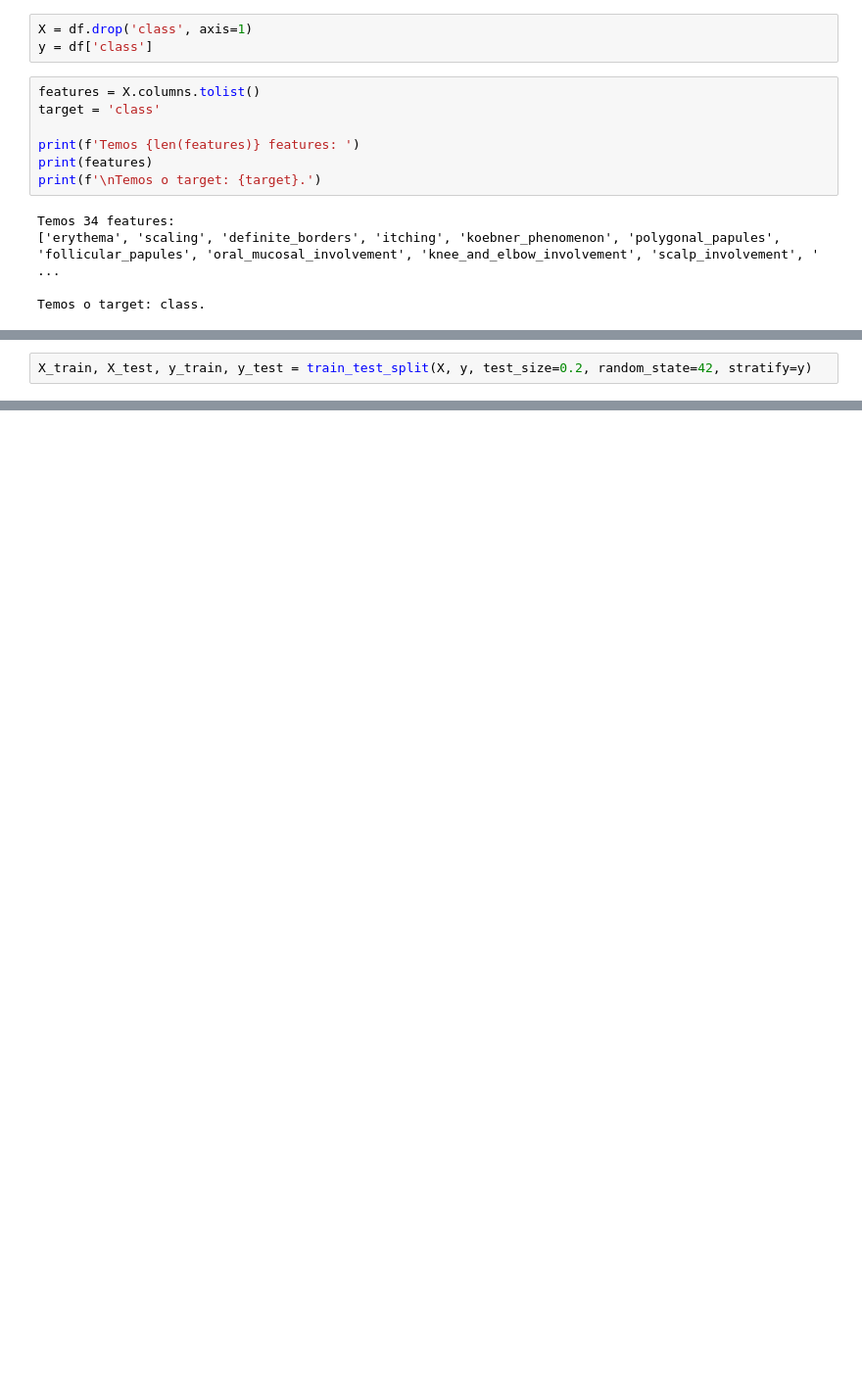
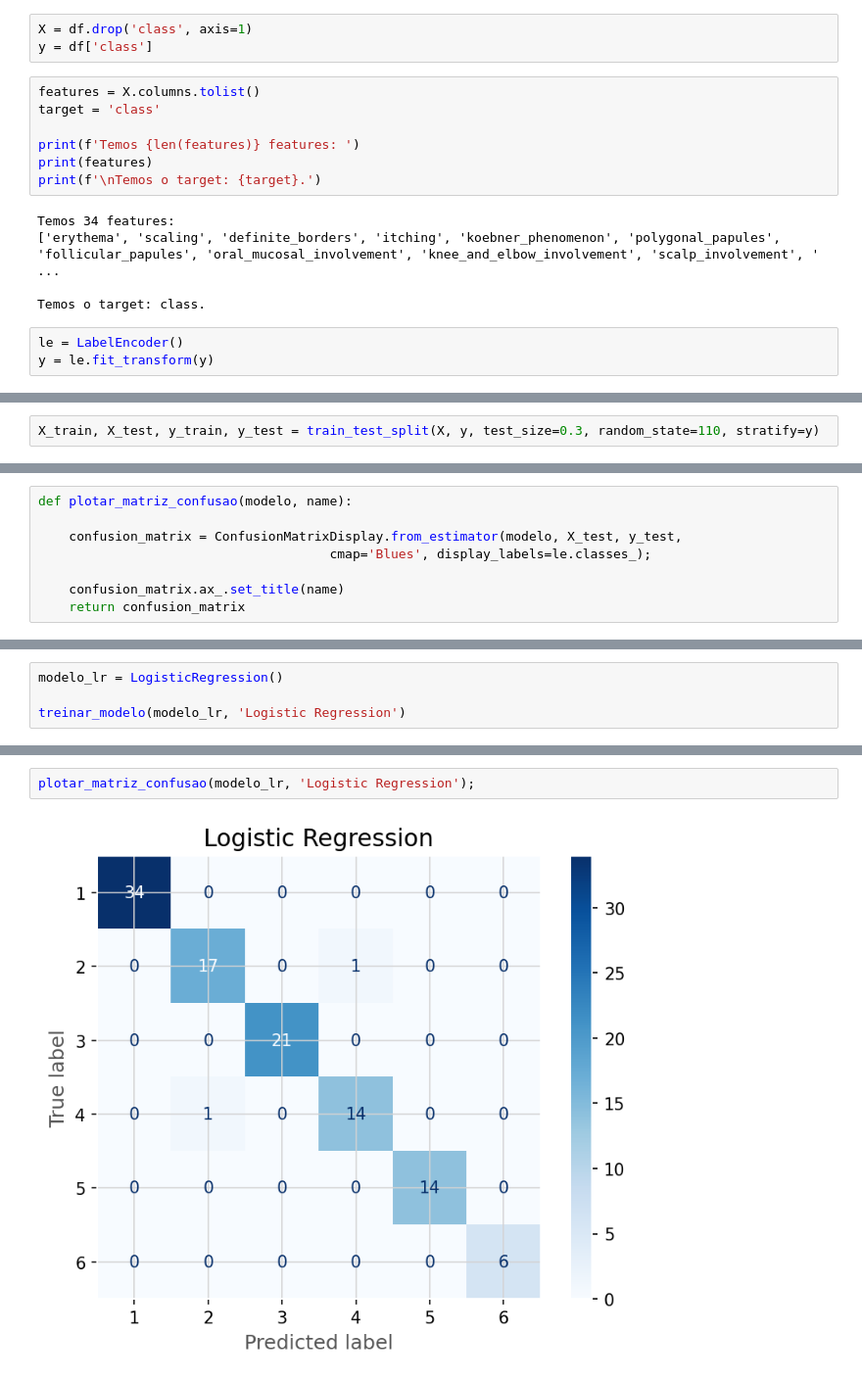
Before and after one commit to CrisNakamura/projeto_deteccao_eritemato-escamosa, a Jupyter notebook: notebooks/EDA+Modelling.ipynb, the cells around one changed output, grey strips where cells are left out. Shown at 98% size. Drawn from its saved outputs; the diff is of its cells as text; blank space fills up the shorter version.

Commit message:
[feat] Criando funções e modelos

```diff
--- a/notebooks/EDA+Modelling.ipynb
+++ b/notebooks/EDA+Modelling.ipynb
@@ -331,6 +345,9 @@ Temos 34 features:
 ['erythema', 'scaling', 'definite_borders', 'itching', 'koebner_phenomenon', 'polygonal_papules', 'follicular_papules', 'oral_mucosal_involvement', 'knee_and_elbow_involvement', 'scalp_involvement', ' ...
 
 Temos o target: class.
+# %%
+le = LabelEncoder()
+y = le.fit_transform(y)
 # %% [markdown]
 ### 4.2 Separando os dados em treino e teste
 
@@ -338,7 +355,7 @@ Em seguida, os dados foram divididos em conjuntos de treinamento (80%) e teste (
 
 Podemos observar a proporção de dados em cada conjunto.
 # %%
-X_train, X_test, y_train, y_test = train_test_split(X, y, test_size=0.2, random_state=42, stratify=y)
+X_train, X_test, y_train, y_test = train_test_split(X, y, test_size=0.3, random_state=110, stratify=y)
 # %%
 print(f'Tamanho do conjunto de X_train: {X_train.shape}.')
 print(f'Tamanho do conjunto de y_train: {y_train.shape}.')
@@ -377,0 +418,8 @@ Name: proportion, dtype: float64
+# %%
+def plotar_matriz_confusao(modelo, name):
+
+    confusion_matrix = ConfusionMatrixDisplay.from_estimator(modelo, X_test, y_test,
+                                      cmap='Blues', display_labels=le.classes_);
+
+    confusion_matrix.ax_.set_title(name)
+    return confusion_matrix
@@ -377,0 +428,4 @@ Name: proportion, dtype: float64
+# %%
+modelo_lr = LogisticRegression()
+
+treinar_modelo(modelo_lr, 'Logistic Regression')
@@ -377,0 +454,4 @@ Name: proportion, dtype: float64
+# %%
+plotar_matriz_confusao(modelo_lr, 'Logistic Regression');
+# %% [output]
+[figure, added]
```
Also changed, not shown: parts of 30 cells of this notebook.
